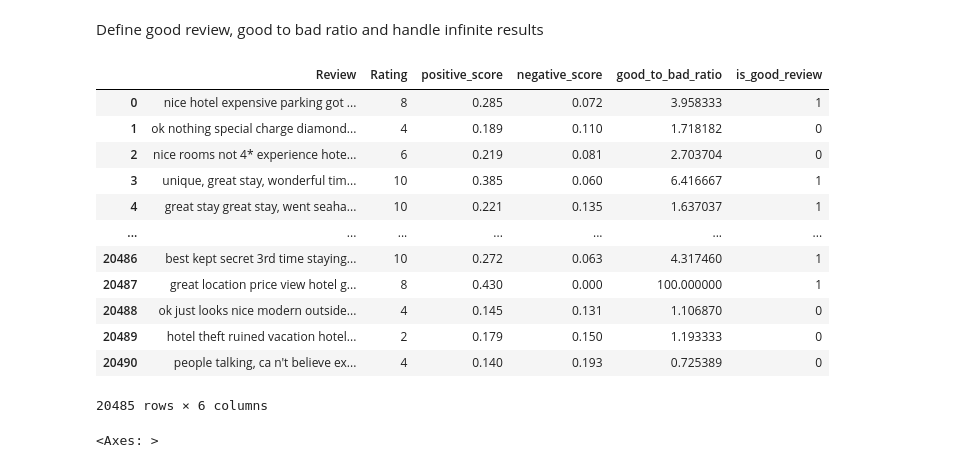
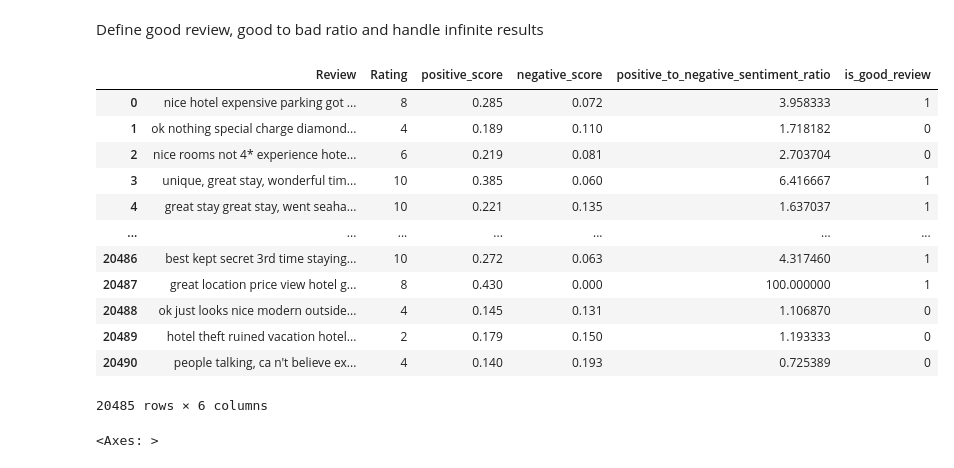
Before and after one commit to Guy-Lor/HumanChoicePrediction, a Jupyter notebook: RunningScripts/creating_good_bad_counts.ipynb, the cells around one changed output. Saved outputs shown, nothing was run; the diff lists cells and outputs as text; code cells hidden in the pictures.

```diff
--- a/RunningScripts/creating_good_bad_counts.ipynb
+++ b/RunningScripts/creating_good_bad_counts.ipynb
@@ -94,13 +89,13 @@ results_df = get_sentiment_scores_vectorized(df_training['Review'])
 Define good review, good to bad ratio and handle infinite results
 # %%
 df_training[['positive_score', 'negative_score']] = results_df
-df_training['good_to_bad_ratio']= df_training['positive_score']/df_training['negative_score']
+df_training['positive_to_negative_sentiment_ratio']= df_training['positive_score']/df_training['negative_score']
 df_training['is_good_review'] = (df_training['Rating']>=8).astype(int)
-df_training['good_to_bad_ratio'] = df_training['good_to_bad_ratio'].replace([np.inf], 100)
+df_training['positive_to_negative_sentiment_ratio'] = df_training['positive_to_negative_sentiment_ratio'].replace([np.inf], 100)
 df_training = df_training.dropna()
 df_training
 # %% [output]
-|  | Review | Rating | positive_score | negative_score | good_to_bad_ratio | is_good_review |
+|  | Review | Rating | positive_score | negative_score | positive_to_negative_sentiment_ratio | is_good_review |
 | 0 | nice hotel expensive parking got ... | 8 | 0.285 | 0.072 | 3.958333 | 1 |
 | 1 | ok nothing special charge diamond... | 4 | 0.189 | 0.110 | 1.718182 | 0 |
 | 2 | nice rooms not 4* experience hote... | 6 | 0.219 | 0.081 | 2.703704 | 0 |
```
Also changed, not shown: parts of 23 cells of this notebook, 4 other files.
